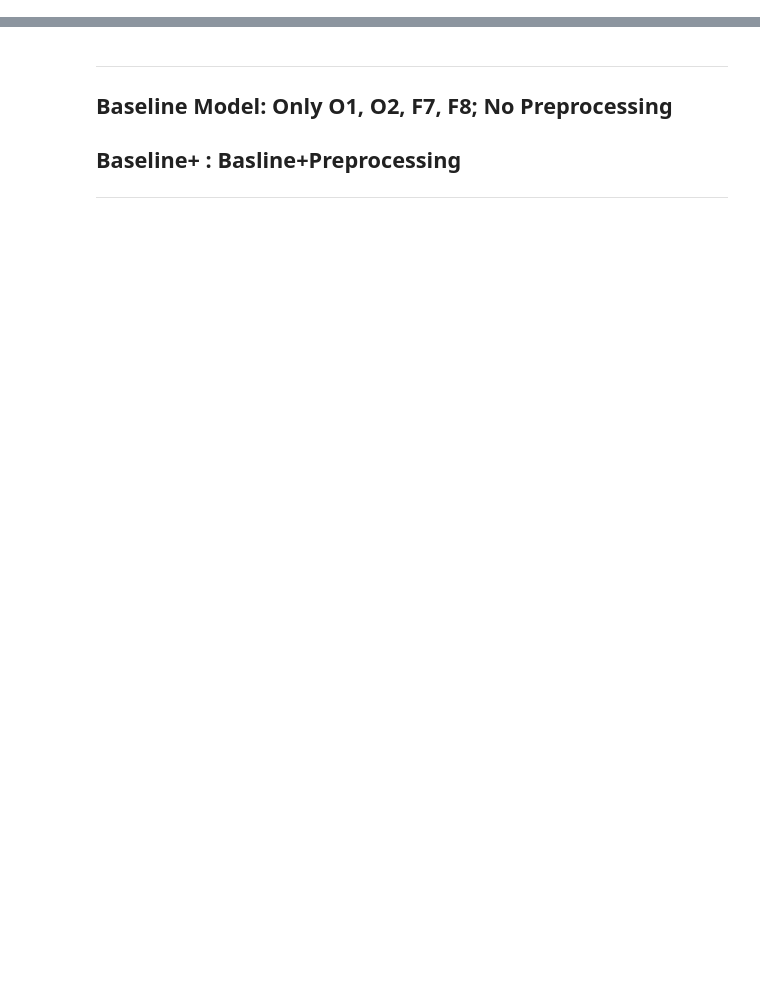
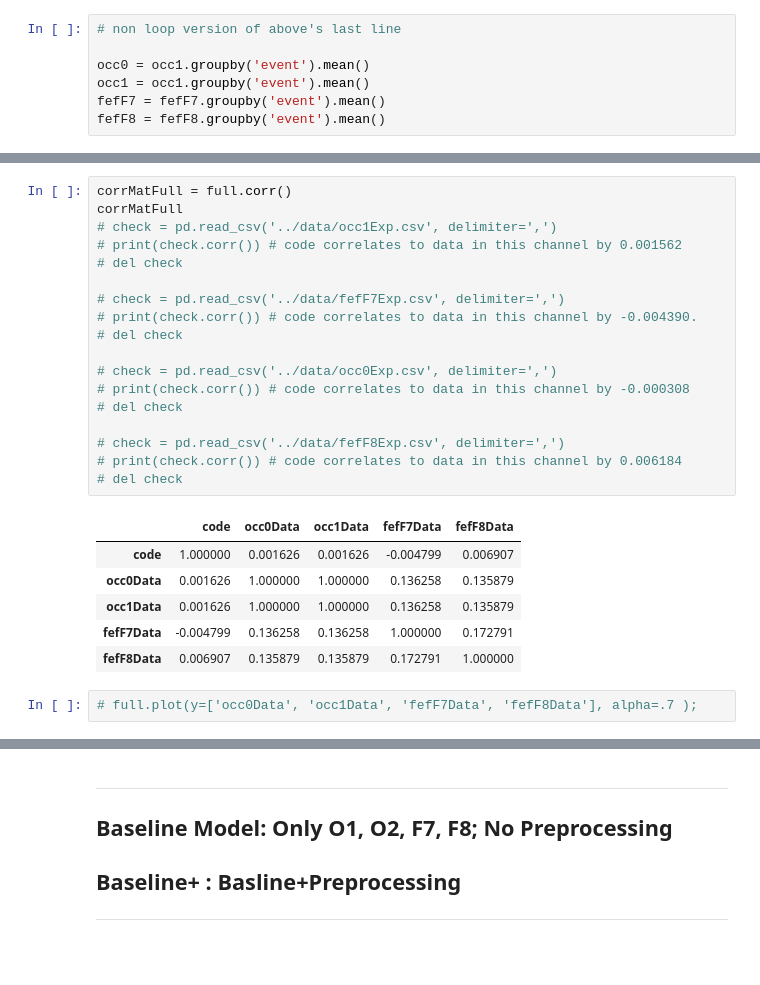
Before and after one commit to axoaxonic/capstoneProject, a Jupyter notebook: workingNotebooks/baselineV2.ipynb, the cells around one changed output, grey strips where cells are left out. Saved outputs shown, nothing was run; the diff lists cells and outputs as text; blank space fills up the shorter version.

```diff
--- a/workingNotebooks/baselineV2.ipynb
+++ b/workingNotebooks/baselineV2.ipynb
@@ -34,0 +56,7 @@ baseline.shape
+# %%
+# non loop version of above's last line
+
+occ0 = occ1.groupby('event').mean()
+occ1 = occ1.groupby('event').mean()
+fefF7 = fefF7.groupby('event').mean()
+fefF8 = fefF8.groupby('event').mean()
@@ -34,0 +170,27 @@ baseline.shape
+# %%
+corrMatFull = full.corr()
+corrMatFull
+# check = pd.read_csv('../data/occ1Exp.csv', delimiter=',')
+# print(check.corr()) # code correlates to data in this channel by 0.001562
+# del check
+
+# check = pd.read_csv('../data/fefF7Exp.csv', delimiter=',')
+# print(check.corr()) # code correlates to data in this channel by -0.004390.
+# del check
+
+# check = pd.read_csv('../data/occ0Exp.csv', delimiter=',')
+# print(check.corr()) # code correlates to data in this channel by -0.000308
+# del check
+
+# check = pd.read_csv('../data/fefF8Exp.csv', delimiter=',')
+# print(check.corr()) # code correlates to data in this channel by 0.006184
+# del check
+# %% [output]
+|  | code | occ0Data | occ1Data | fefF7Data | fefF8Data |
+| code | 1.000000 | 0.001626 | 0.001626 | -0.004799 | 0.006907 |
+| occ0Data | 0.001626 | 1.000000 | 1.000000 | 0.136258 | 0.135879 |
+| occ1Data | 0.001626 | 1.000000 | 1.000000 | 0.136258 | 0.135879 |
+| fefF7Data | -0.004799 | 0.136258 | 0.136258 | 1.000000 | 0.172791 |
+| fefF8Data | 0.006907 | 0.135879 | 0.135879 | 0.172791 | 1.000000 |
+# %%
+# full.plot(y=['occ0Data', 'occ1Data', 'fefF7Data', 'fefF8Data'], alpha=.7 );
```
Also changed, not shown: parts of 29 cells of this notebook, 1 other file.
